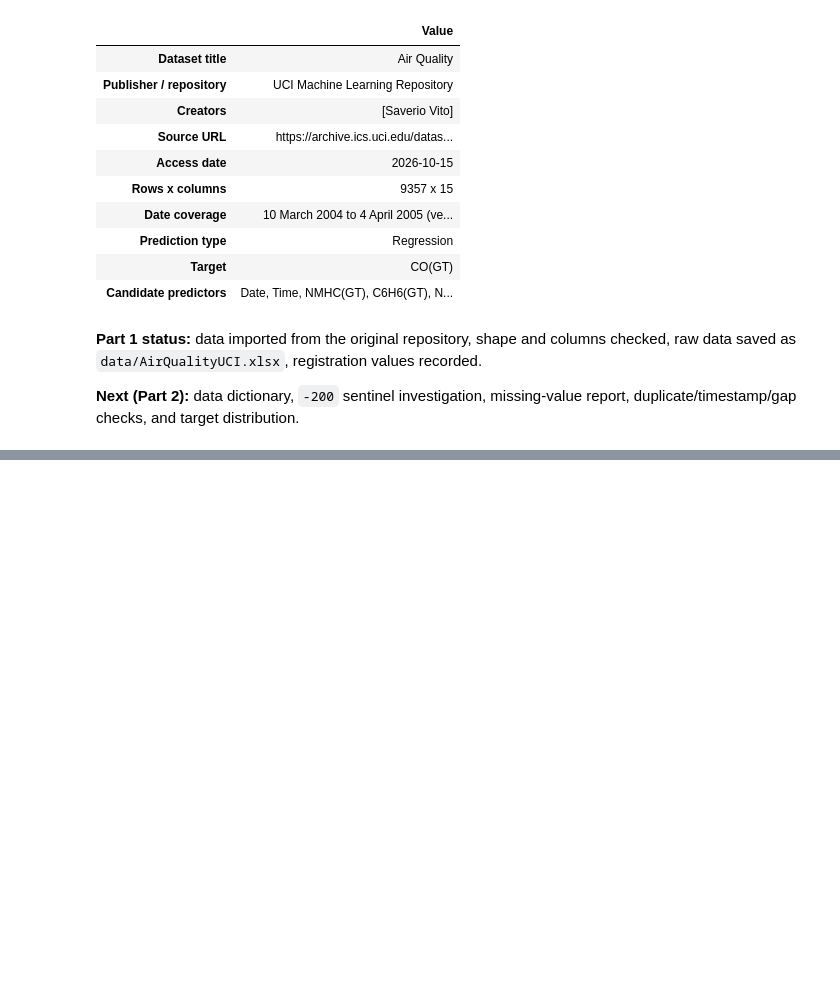
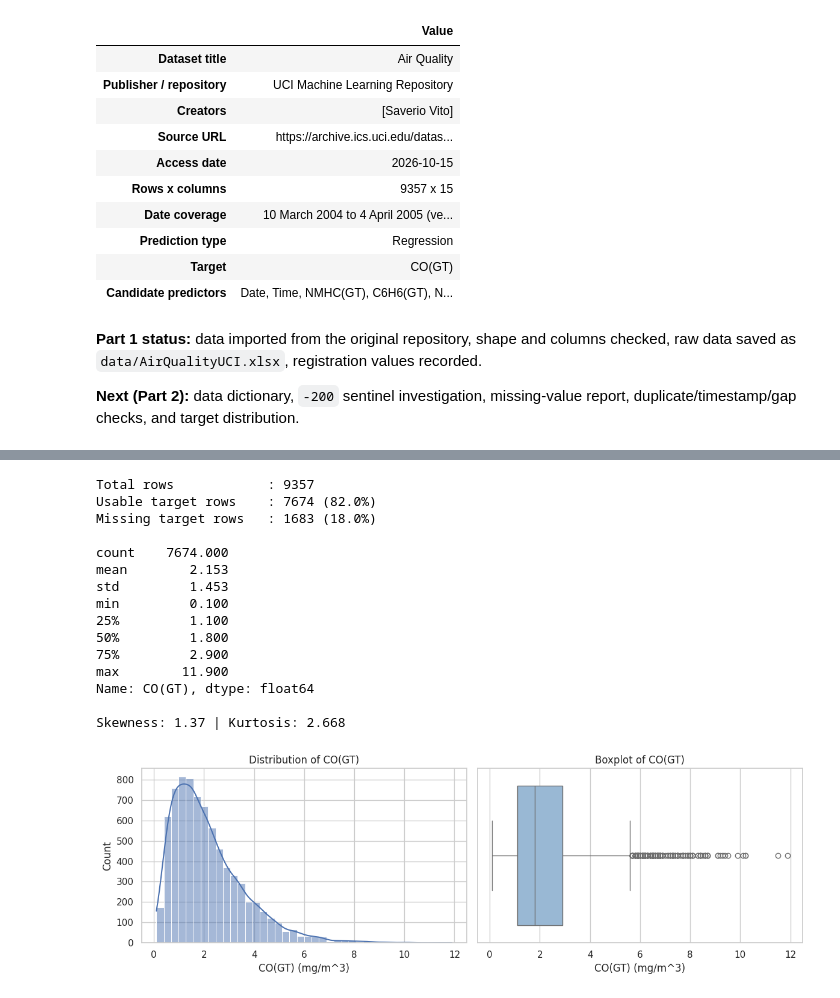
Before and after one commit to arielsharonferdinandus/AirQualityCO_PredictiveAnalytics, a Jupyter notebook: AirQualityCO_PredictiveAnalytics.ipynb, the cells around one changed output, grey strips where cells are left out. Drawn from its saved outputs; the diff is of its cells as text; code cells hidden in the pictures; blank space fills up the shorter version.

```diff
--- a/AirQualityCO_PredictiveAnalytics.ipynb
+++ b/AirQualityCO_PredictiveAnalytics.ipynb
@@ -242,0 +448,21 @@ pd.Series(registration, name='Value').to_frame()
+# %%
+def build_timestamp(frame, dayfirst):
+    d = pd.to_datetime(frame['Date'].astype(str).str.slice(0, 10) if pd.api.types.is_datetime64_any_dtype(frame['Date'])
+                       else frame['Date'].astype(str), dayfirst=dayfirst, errors='coerce')
+    t = frame['Time'].astype(str).str.replace('.', ':', regex=False).str.slice(0, 8)
+    return pd.to_datetime(d.dt.strftime('%Y-%m-%d') + ' ' + t, errors='coerce')
+
+candidates = {}
+for dayfirst in (True, False):
+    ts = build_timestamp(df, dayfirst)
+    n_bad = ts.isna().sum()
+    # fraction of consecutive rows that move forward in time (1.0 = perfectly ordered)
+    fwd = (ts.diff().dropna() > pd.Timedelta(0)).mean() if n_bad < len(ts) else 0
+    candidates[dayfirst] = (ts, n_bad, fwd)
+    print(f'dayfirst={dayfirst!s:5} | unparsable={n_bad:5d} | share moving forward={fwd:.4f} | '
+          f'range={ts.min()} -> {ts.max()}')
+
+best_dayfirst = max(candidates, key=lambda k: (candidates[k][2], -candidates[k][1]))
+df['Timestamp'] = candidates[best_dayfirst][0]
+print('\nChosen interpretation: dayfirst =', best_dayfirst)
+print('Date coverage:', df['Timestamp'].min(), '->', df['Timestamp'].max())
@@ -242,0 +589,37 @@ pd.Series(registration, name='Value').to_frame()
+# %%
+target = 'CO(GT)'
+n_total = len(df)
+n_usable = df[target].notna().sum()
+print(f'Total rows            : {n_total}')
+print(f'Usable target rows    : {n_usable} ({100*n_usable/n_total:.1f}%)')
+print(f'Missing target rows   : {n_total - n_usable} ({100*(n_total-n_usable)/n_total:.1f}%)')
+print()
+print(df[target].describe().round(3))
+print('\nSkewness:', round(df[target].skew(), 3), '| Kurtosis:', round(df[target].kurt(), 3))
+
+fig, axes = plt.subplots(1, 2, figsize=(12, 4))
+sns.histplot(df[target].dropna(), bins=40, kde=True, ax=axes[0], color='#4C72B0')
+axes[0].set_title('Distribution of CO(GT)')
+axes[0].set_xlabel('CO(GT) (mg/m^3)')
+sns.boxplot(x=df[target].dropna(), ax=axes[1], color='#8FB8DE')
+axes[1].set_title('Boxplot of CO(GT)')
+axes[1].set_xlabel('CO(GT) (mg/m^3)')
+plt.tight_layout()
+plt.show()
+# %% [output]
+Total rows            : 9357
+Usable target rows    : 7674 (82.0%)
+Missing target rows   : 1683 (18.0%)
+
+count    7674.000
+mean        2.153
+std         1.453
+min         0.100
+25%         1.100
+50%         1.800
+75%         2.900
+max        11.900
+Name: CO(GT), dtype: float64
+
+Skewness: 1.37 | Kurtosis: 2.668
+[figure, added]
```
Also changed, not shown: parts of 25 cells of this notebook.
